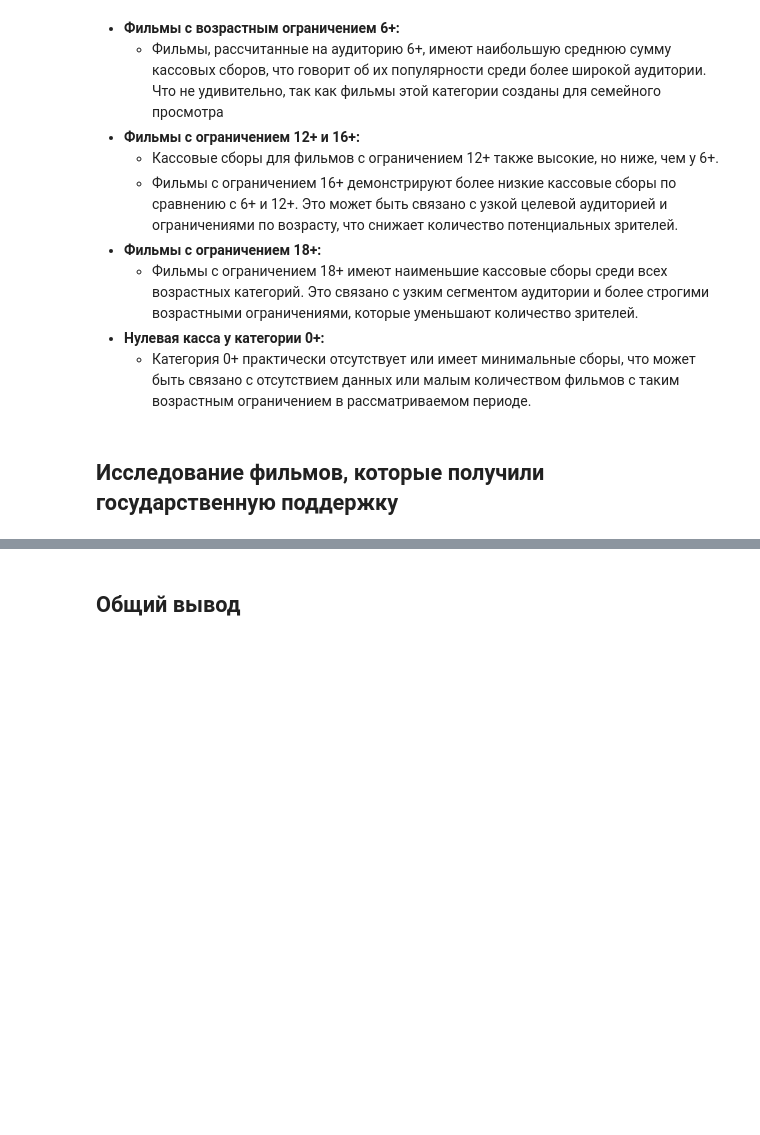
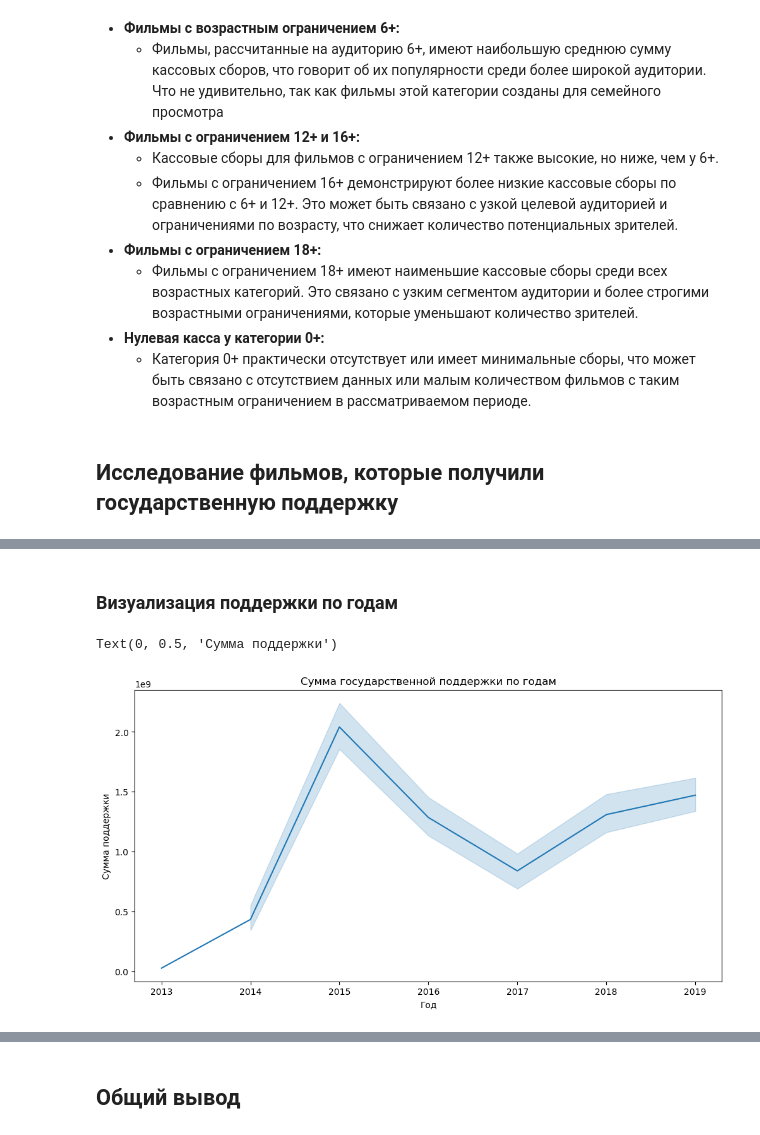
Before and after one commit to arina-fedorova/DataAnalysis, a Jupyter notebook: RU/Исследование данных о российском кинопрокате/film_distribution_analysis.ipynb, the cells around one changed output, grey strips where cells are left out. Cells and saved outputs as stored; diff of their text form; code cells hidden in the pictures; blank space fills up the shorter version.

```diff
--- a/RU/Исследование данных о российском кинопрокате/film_distribution_analysis.ipynb
+++ b/RU/Исследование данных о российском кинопрокате/film_distribution_analysis.ipynb
@@ -631,0 +739,17 @@ Text(0, 0.5, 'Сумма сборов')
+# %%
+# Получим срез данных с ненулевым бюджетом, известными кассовыми сборами и поддержкой
+profitable_data = data.dropna(subset=['box_office', 'budget', 'total_support'])
+profitable_data = profitable_data[profitable_data['budget'] > 0]  # Исключаем нулевой бюджет
+
+# Рассчитаем окупаемость
+profitable_data['profitability'] = profitable_data['box_office'] / profitable_data['budget']
+
+# Создадим категорию окупившихся фильмов
+profitable_data['profit_category'] = profitable_data['profitability'].apply(lambda x: 'Окупился' if x >= 1 else 'Не окупился')
+
+# Посчитаем долю окупившихся фильмов для каждой категории поддержки
+profit_summary = profitable_data.groupby(['support_category', 'profit_category']).size().unstack().fillna(0)
+profit_summary['Доля окупившихся'] = profit_summary['Окупился'] / (profit_summary['Окупился'] + profit_summary['Не окупился'])
+
+# Результат
+profit_summary
@@ -631,0 +767,12 @@ Text(0, 0.5, 'Сумма сборов')
+# %% [markdown]
+### Визуализация поддержки по годам
+# %%
+# Построим график изменения сумм государственной поддержки по годам
+plt.figure(figsize=(12, 6))
+sns.lineplot(x='year', y='total_support', data=profitable_data, estimator='sum')
+plt.title("Сумма государственной поддержки по годам")
+plt.xlabel("Год")
+plt.ylabel("Сумма поддержки")
+# %% [output]
+Text(0, 0.5, 'Сумма поддержки')
+[figure, added]
```
Also changed, not shown: parts of 29 cells of this notebook.
